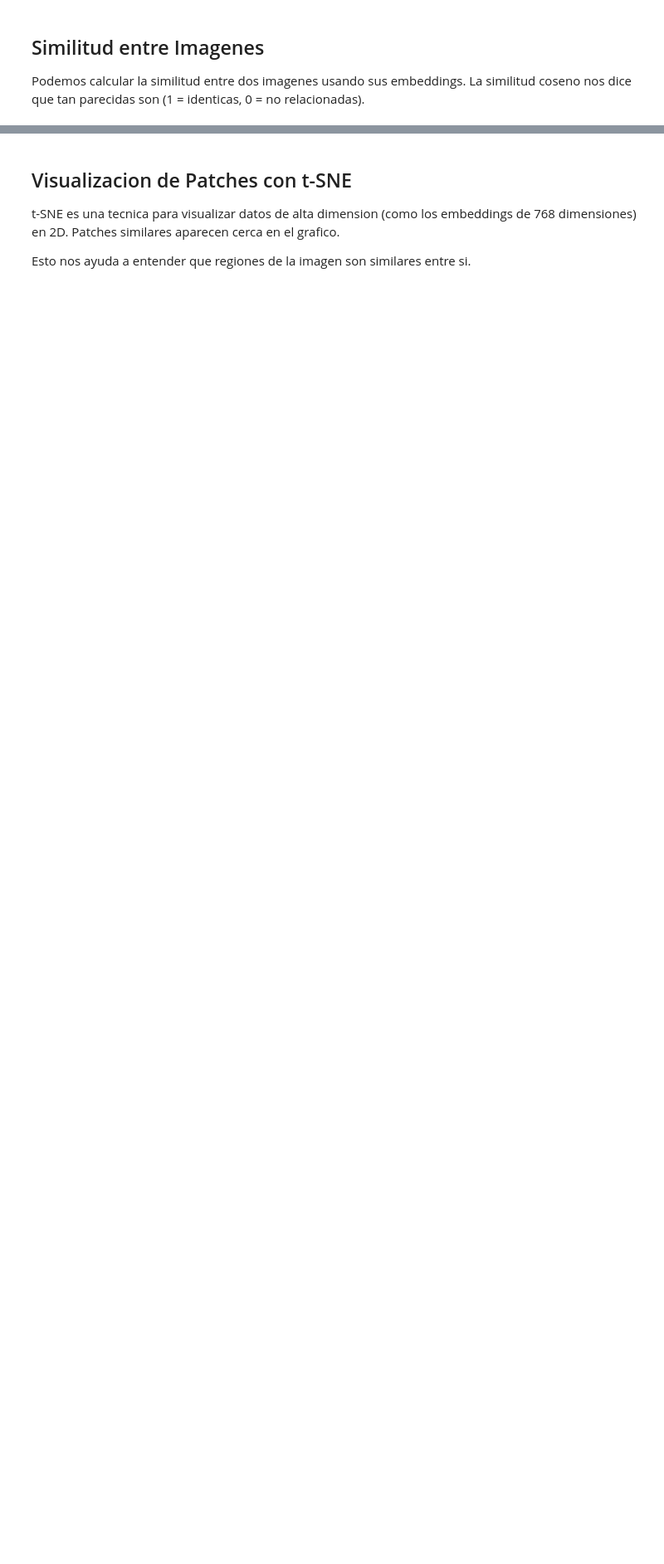
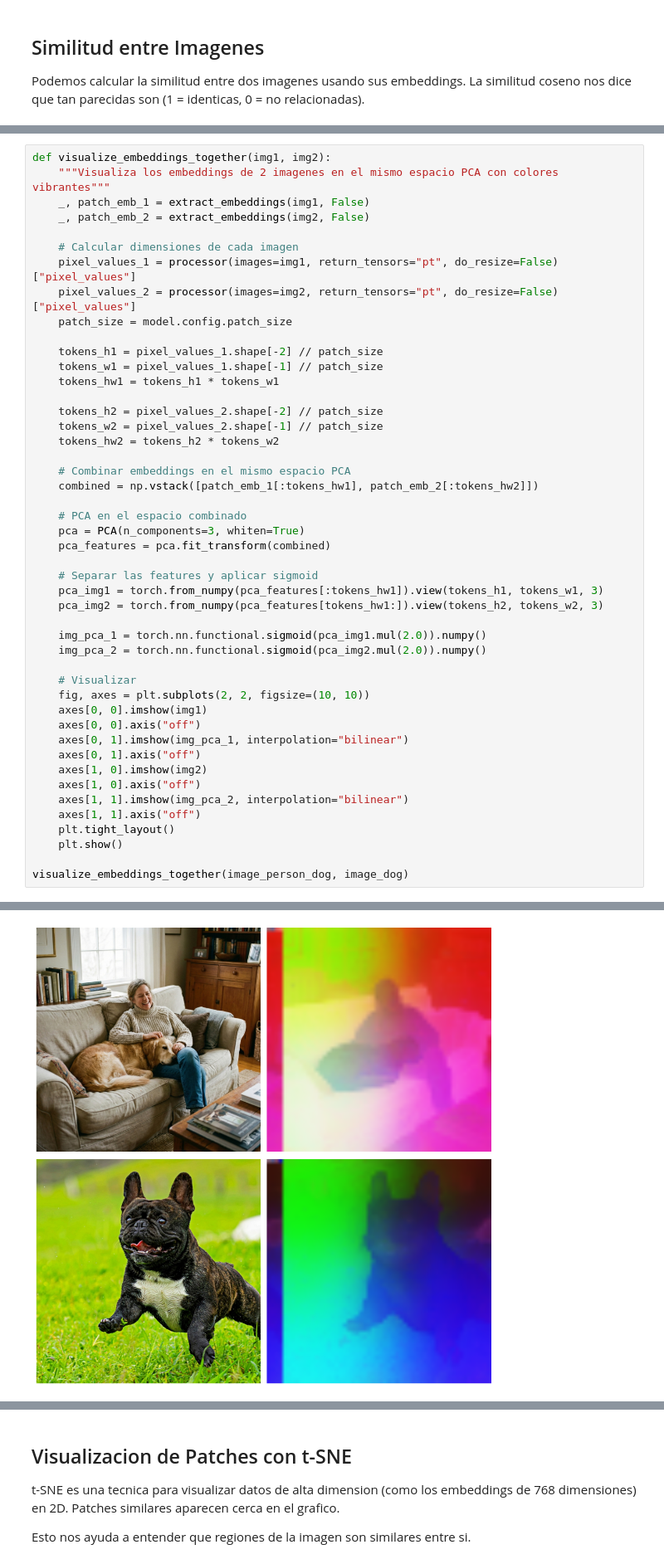
Before and after one commit to sergiovillanueva/Modelos_Fundacionales, a Jupyter notebook: 4_DINO.ipynb, the cells around one changed output, grey strips where cells are left out. Shown at 83% size. Cells and saved outputs as stored; diff of their text form; blank space fills up the shorter version.

```diff
--- a/4_DINO.ipynb
+++ b/4_DINO.ipynb
@@ -256,0 +172,48 @@ Grid detectado: 10x20 = 200 parches (Ratio img: 1.00)
+# %%
+def visualize_embeddings_together(img1, img2):
+    """Visualiza los embeddings de 2 imagenes en el mismo espacio PCA con colores vibrantes"""
+    _, patch_emb_1 = extract_embeddings(img1, False)
+    _, patch_emb_2 = extract_embeddings(img2, False)
+
+    # Calcular dimensiones de cada imagen
+    pixel_values_1 = processor(images=img1, return_tensors="pt", do_resize=False)["pixel_values"]
+    pixel_values_2 = processor(images=img2, return_tensors="pt", do_resize=False)["pixel_values"]
+    patch_size = model.config.patch_size
+
+    tokens_h1 = pixel_values_1.shape[-2] // patch_size
+    tokens_w1 = pixel_values_1.shape[-1] // patch_size
+    tokens_hw1 = tokens_h1 * tokens_w1
+
+    tokens_h2 = pixel_values_2.shape[-2] // patch_size
+    tokens_w2 = pixel_values_2.shape[-1] // patch_size
+    tokens_hw2 = tokens_h2 * tokens_w2
+
+    # Combinar embeddings en el mismo espacio PCA
+    combined = np.vstack([patch_emb_1[:tokens_hw1], patch_emb_2[:tokens_hw2]])
+
+    # PCA en el espacio combinado
+    pca = PCA(n_components=3, whiten=True)
+    pca_features = pca.fit_transform(combined)
+
+    # Separar las features y aplicar sigmoid
+    pca_img1 = torch.from_numpy(pca_features[:tokens_hw1]).view(tokens_h1, tokens_w1, 3)
+    pca_img2 = torch.from_numpy(pca_features[tokens_hw1:]).view(tokens_h2, tokens_w2, 3)
+
+    img_pca_1 = torch.nn.functional.sigmoid(pca_img1.mul(2.0)).numpy()
+    img_pca_2 = torch.nn.functional.sigmoid(pca_img2.mul(2.0)).numpy()
+
+    # Visualizar
+    fig, axes = plt.subplots(2, 2, figsize=(10, 10))
+    axes[0, 0].imshow(img1)
+    axes[0, 0].axis("off")
+    axes[0, 1].imshow(img_pca_1, interpolation="bilinear")
+    axes[0, 1].axis("off")
+    axes[1, 0].imshow(img2)
+    axes[1, 0].axis("off")
+    axes[1, 1].imshow(img_pca_2, interpolation="bilinear")
+    axes[1, 1].axis("off")
+    plt.tight_layout()
+    plt.show()
+
+visualize_embeddings_together(image_person_dog, image_dog)
+# %% [output]
@@ -257,3 +222,4 @@ Grid detectado: 10x20 = 200 parches (Ratio img: 1.00)
+[figure, added]
 # %%
 def extract_and_show_grid(image):
     """Extrae embeddings y muestra la cuadrícula de patches"""
```
Also changed, not shown: parts of 11 cells of this notebook, 9 other files.
